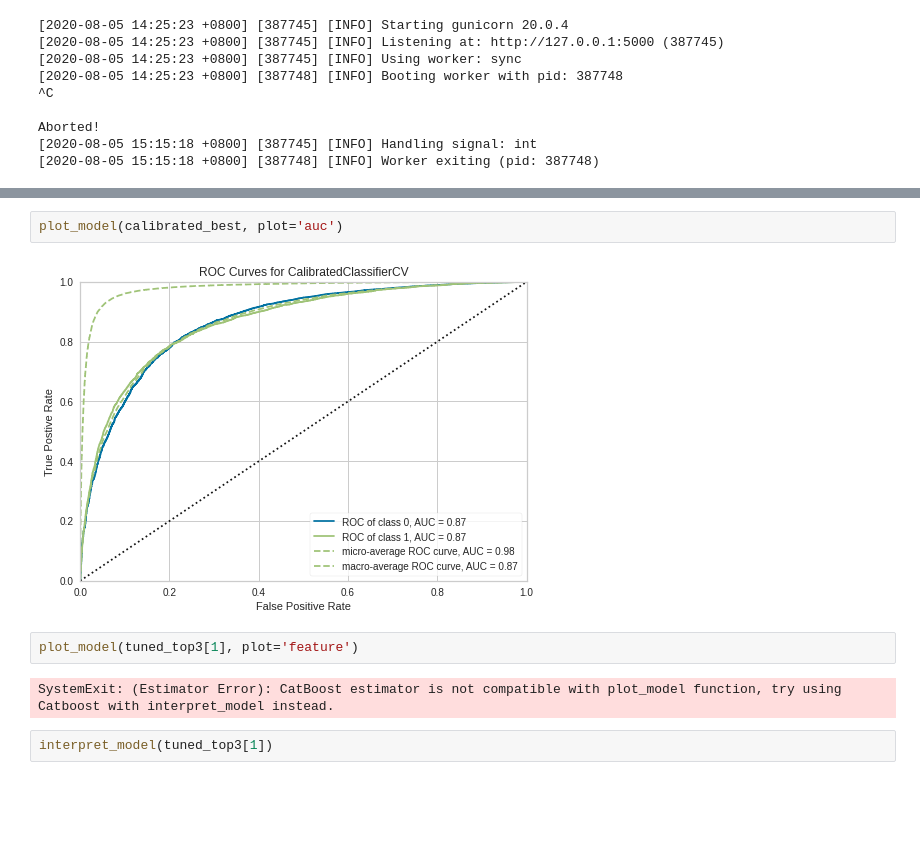
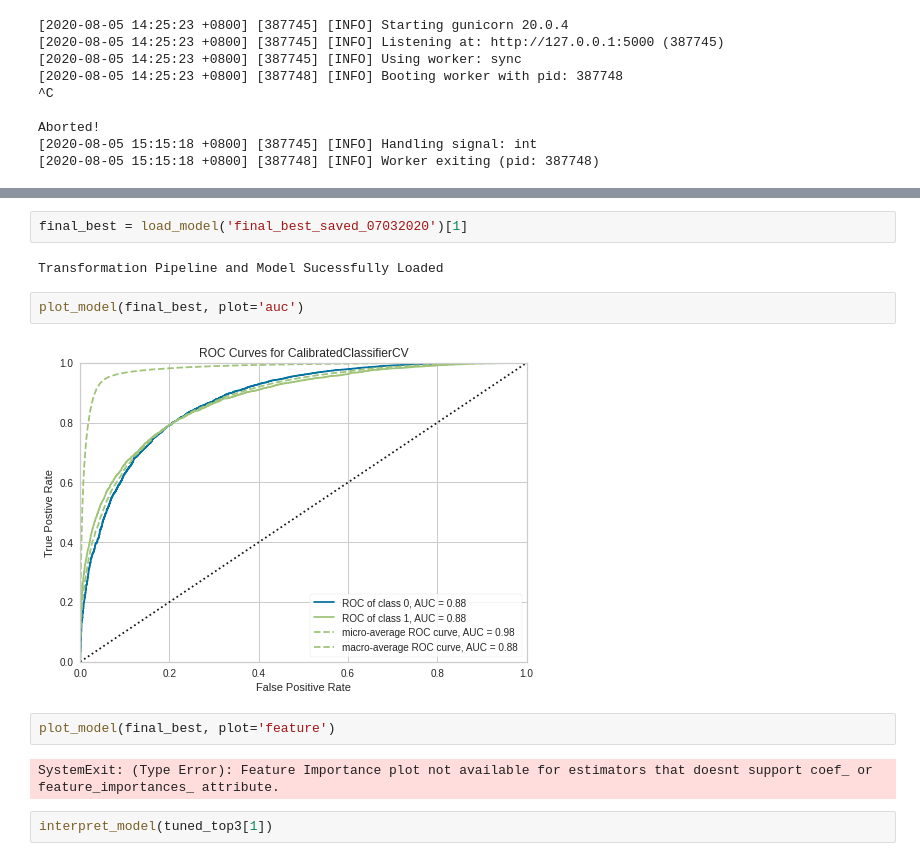
Before and after one commit to iamNCJ/Give-Me-Some-Credit, a Jupyter notebook: model/pycaret_model.ipynb, the cells around one changed output, grey strips where cells are left out. Drawn from its saved outputs; the diff is of its cells as text; blank space fills up the shorter version.

```diff
--- a/model/pycaret_model.ipynb
+++ b/model/pycaret_model.ipynb
@@ -258,11 +262,15 @@ CalibratedClassifierCV(base_estimator=BaggingClassifier(base_estimator=<catboost
+# %%
+final_best = load_model('final_best_saved_07032020')[1]
+# %% [output]
+Transformation Pipeline and Model Sucessfully Loaded
 # %%
-plot_model(calibrated_best, plot='auc')
+plot_model(final_best, plot='auc')
 # %% [output]
-[figure, old version]
+[figure, new version]
 # %%
-plot_model(tuned_top3[1], plot='feature')
+plot_model(final_best, plot='feature')
 # %% [output]
-SystemExit: (Estimator Error): CatBoost estimator is not compatible with plot_model function, try using Catboost with interpret_model instead.
+SystemExit: (Type Error): Feature Importance plot not available for estimators that doesnt support coef_ or feature_importances_ attribute.
 # %%
 interpret_model(tuned_top3[1])
 # %% [output]
```
Also changed, not shown: parts of 5 cells of this notebook, 7 other files.
